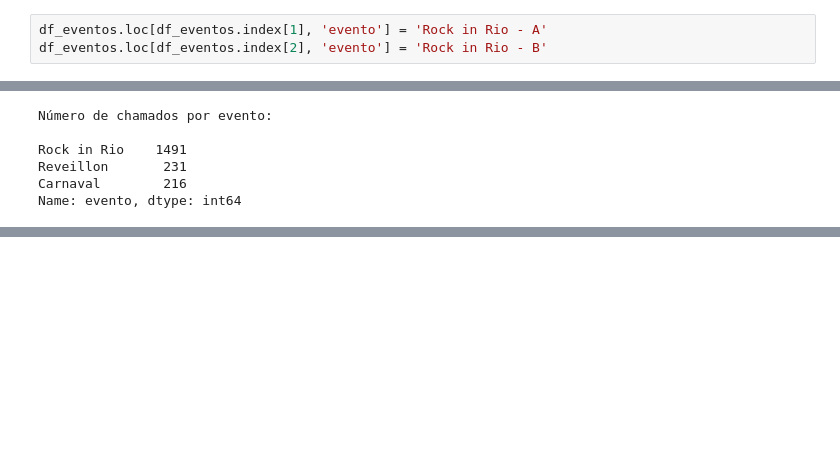
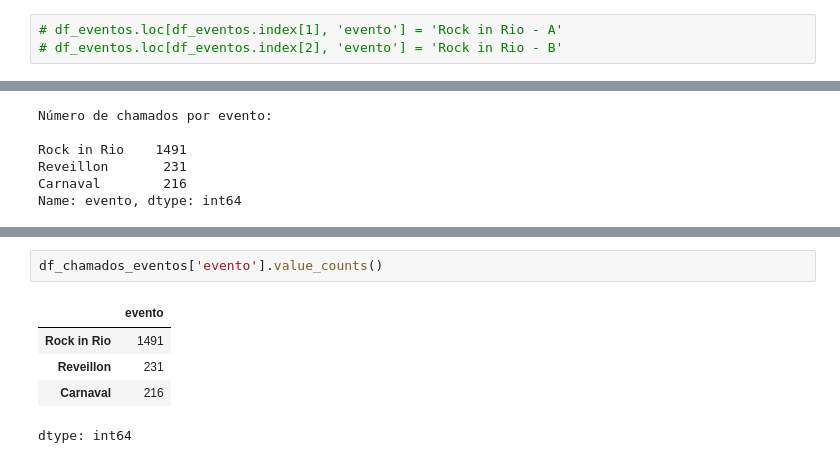
Before and after one commit to JairsonAlbertoSami/desafio-junior-data-scientis, a Jupyter notebook: Analise_python.ipynb, the cells around one changed output, grey strips where cells are left out. Saved outputs shown, nothing was run; the diff lists cells and outputs as text; blank space fills up the shorter version.

```diff
--- a/Analise_python.ipynb
+++ b/Analise_python.ipynb
@@ -248,6 +215,6 @@ df_eventos
 # %%
-df_eventos.loc[df_eventos.index[1], 'evento'] = 'Rock in Rio - A'
-df_eventos.loc[df_eventos.index[2], 'evento'] = 'Rock in Rio - B'
+# df_eventos.loc[df_eventos.index[1], 'evento'] = 'Rock in Rio - A'
+# df_eventos.loc[df_eventos.index[2], 'evento'] = 'Rock in Rio - B'
 # %%
 def encontrar_evento(row):
     for _, evento in df_eventos.iterrows():
@@ -284,0 +260,8 @@ Name: evento, dtype: int64
+# %%
+df_chamados_eventos['evento'].value_counts()
+# %% [output]
+|  | evento |
+| Rock in Rio | 1491 |
+| Reveillon | 231 |
+| Carnaval | 216 |
+dtype: int64
```
Also changed, not shown: parts of 10 cells of this notebook.
